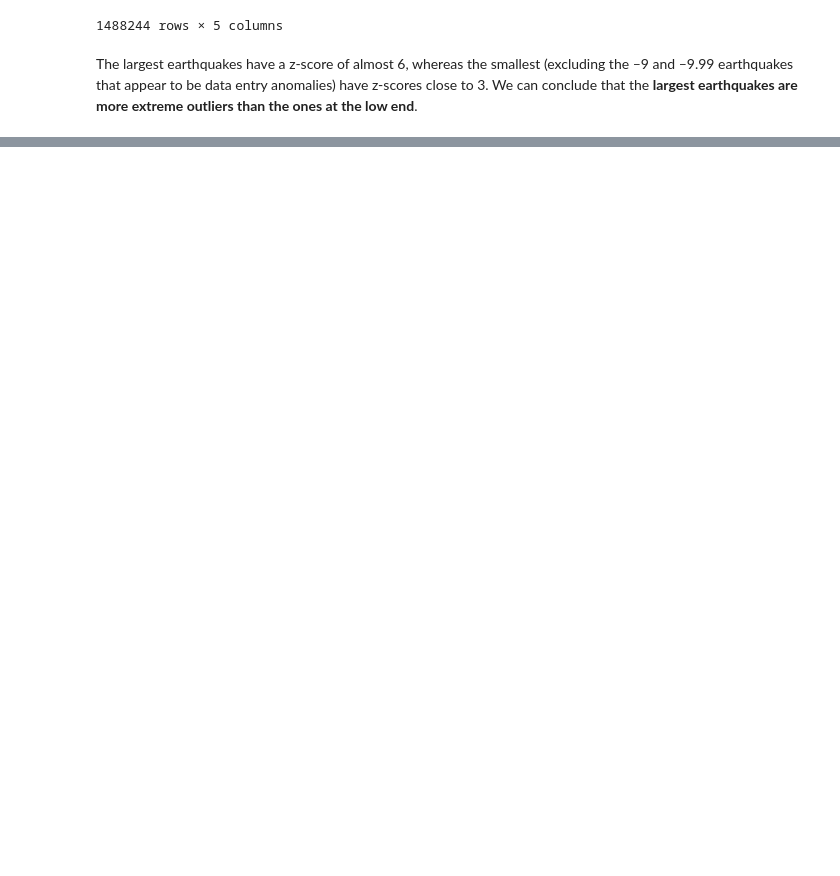
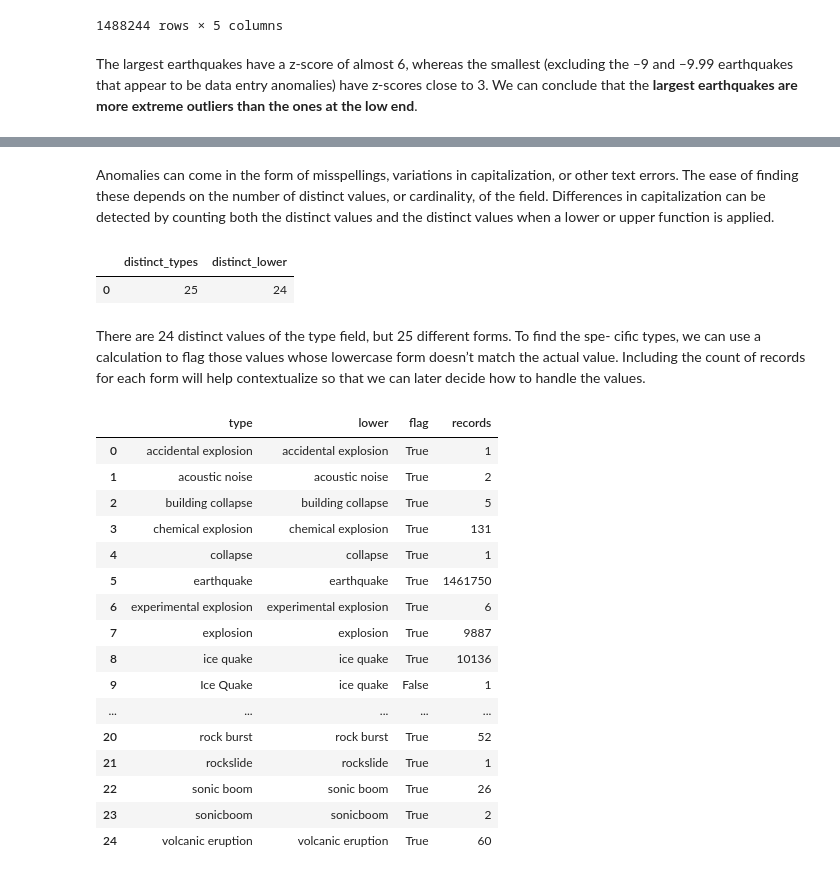
Before and after one commit to mittwoch09/Today-I-Learned, a Jupyter notebook: DataAnalysis/AnomalyDetection/anomaly-detection.ipynb, the cells around one changed output, grey strips where cells are left out. Saved outputs shown, nothing was run; the diff lists cells and outputs as text; code cells hidden in the pictures; blank space fills up the shorter version.

```diff
--- a/DataAnalysis/AnomalyDetection/anomaly-detection.ipynb
+++ b/DataAnalysis/AnomalyDetection/anomaly-detection.ipynb
@@ -349,0 +553,45 @@ The largest earthquakes have a z-score of almost 6, whereas the smallest (exclud
+# %% [markdown]
+Anomalies can come in the form of misspellings, variations in capitalization, or other text errors. The ease of finding these depends on the number of distinct values, or cardinality, of the field. Differences in capitalization can be detected by counting both the distinct values and the distinct values when a lower or upper function is applied.
+# %%
+query_19 = """
+        SELECT count(distinct type) as distinct_types
+            ,count(distinct lower(type)) as distinct_lower
+        FROM earthquakes
+        """
+
+select(query_19)
+# %% [output]
+|  | distinct_types | distinct_lower |
+| 0 | 25 | 24 |
+# %% [markdown]
+There are 24 distinct values of the type field, but 25 different forms. To find the spe‐ cific types, we can use a calculation to flag those values whose lowercase form doesn’t match the actual value. Including the count of records for each form will help contextualize so that we can later decide how to handle the values.
+# %%
+query_20 = """
+        SELECT type
+            ,lower(type)
+            ,type = lower(type) as flag
+            ,count(*) as records
+        FROM earthquakes
+        GROUP BY 1,2,3
+        ORDER By 2,4 desc
+        """
+
+select(query_20)
+# %% [output]
+|  | type | lower | flag | records |
+| 0 | accidental explosion | accidental explosion | True | 1 |
+| 1 | acoustic noise | acoustic noise | True | 2 |
+| 2 | building collapse | building collapse | True | 5 |
+| 3 | chemical explosion | chemical explosion | True | 131 |
+| 4 | collapse | collapse | True | 1 |
+| 5 | earthquake | earthquake | True | 1461750 |
+| 6 | experimental explosion | experimental explosion | True | 6 |
+| 7 | explosion | explosion | True | 9887 |
+| 8 | ice quake | ice quake | True | 10136 |
+| 9 | Ice Quake | ice quake | False | 1 |
+| ... | ... | ... | ... | ... |
+| 20 | rock burst | rock burst | True | 52 |
+| 21 | rockslide | rockslide | True | 1 |
+| 22 | sonic boom | sonic boom | True | 26 |
+| 23 | sonicboom | sonicboom | True | 2 |
+| 24 | volcanic eruption | volcanic eruption | True | 60 |
```
Also changed, not shown: parts of 40 cells of this notebook.
